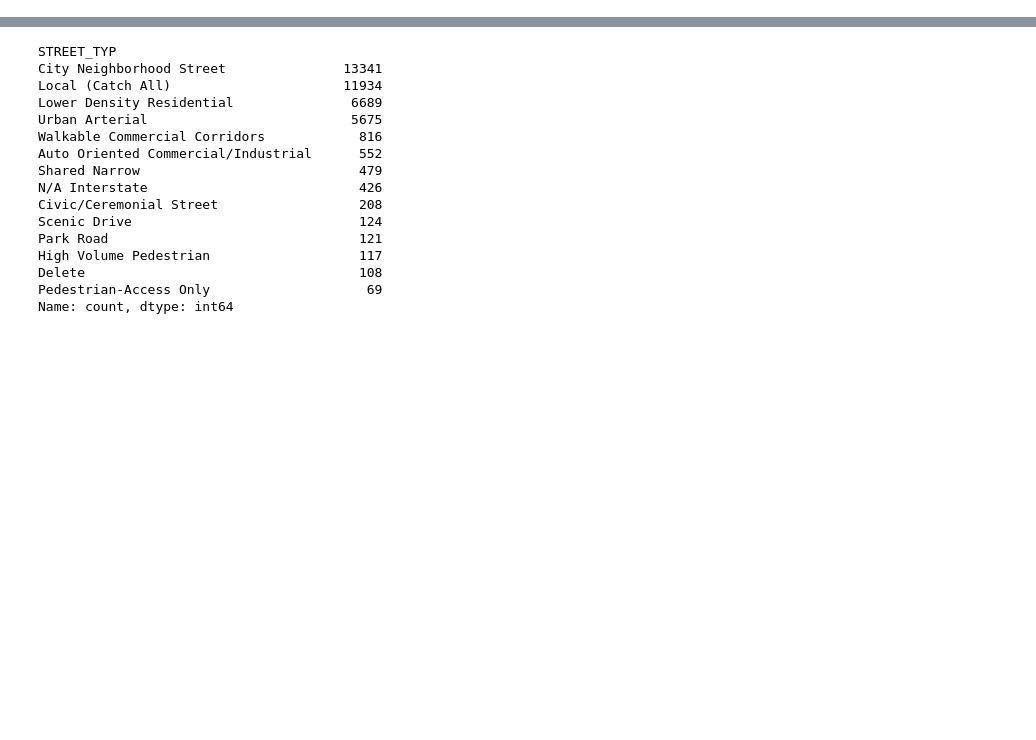
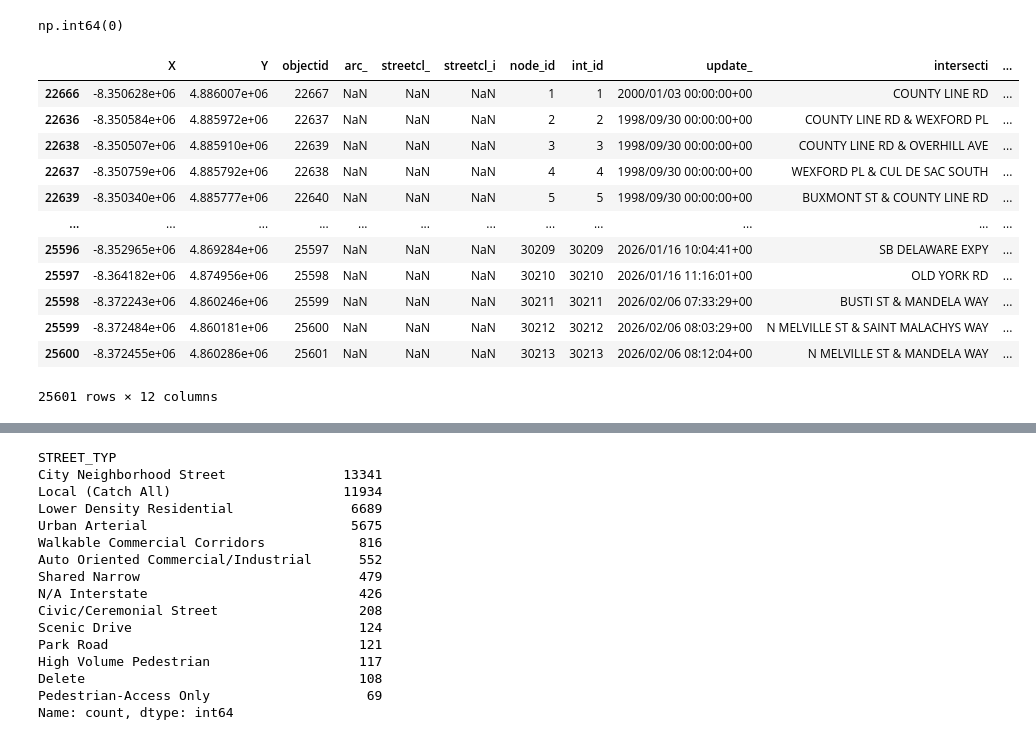
Before and after one commit to kjl346/Parkadelphia-v2, a Jupyter notebook: src/exploring.ipynb, the cells around one changed output, grey strips where cells are left out. Saved outputs shown, nothing was run; the diff lists cells and outputs as text; code cells hidden in the pictures; blank space fills up the shorter version.

```diff
--- a/src/exploring.ipynb
+++ b/src/exploring.ipynb
@@ -58,0 +72,20 @@ complete_streets.head()
+# %%
+testing.X.isna().sum()
+# %% [output]
+np.int64(0)
+# %%
+street_nodes.sort_values('node_id')
+# %% [output]
+|  | X | Y | objectid | arc_ | streetcl_ | streetcl_i | node_id | int_id | update_ | intersecti | ... |
+| 22666 | -8.350628e+06 | 4.886007e+06 | 22667 | NaN | NaN | NaN | 1 | 1 | 2000/01/03 00:00:00+00 | COUNTY LINE RD | ... |
+| 22636 | -8.350584e+06 | 4.885972e+06 | 22637 | NaN | NaN | NaN | 2 | 2 | 1998/09/30 00:00:00+00 | COUNTY LINE RD & WEXFORD PL | ... |
+| 22638 | -8.350507e+06 | 4.885910e+06 | 22639 | NaN | NaN | NaN | 3 | 3 | 1998/09/30 00:00:00+00 | COUNTY LINE RD & OVERHILL AVE | ... |
+| 22637 | -8.350759e+06 | 4.885792e+06 | 22638 | NaN | NaN | NaN | 4 | 4 | 1998/09/30 00:00:00+00 | WEXFORD PL & CUL DE SAC SOUTH | ... |
+| 22639 | -8.350340e+06 | 4.885777e+06 | 22640 | NaN | NaN | NaN | 5 | 5 | 1998/09/30 00:00:00+00 | BUXMONT ST & COUNTY LINE RD | ... |
+| ... | ... | ... | ... | ... | ... | ... | ... | ... | ... | ... | ... |
+| 25596 | -8.352965e+06 | 4.869284e+06 | 25597 | NaN | NaN | NaN | 30209 | 30209 | 2026/01/16 10:04:41+00 | SB DELAWARE EXPY | ... |
+| 25597 | -8.364182e+06 | 4.874956e+06 | 25598 | NaN | NaN | NaN | 30210 | 30210 | 2026/01/16 11:16:01+00 | OLD YORK RD | ... |
+| 25598 | -8.372243e+06 | 4.860246e+06 | 25599 | NaN | NaN | NaN | 30211 | 30211 | 2026/02/06 07:33:29+00 | BUSTI ST & MANDELA WAY | ... |
+| 25599 | -8.372484e+06 | 4.860181e+06 | 25600 | NaN | NaN | NaN | 30212 | 30212 | 2026/02/06 08:03:29+00 | N MELVILLE ST & SAINT MALACHYS WAY | ... |
+| 25600 | -8.372455e+06 | 4.860286e+06 | 25601 | NaN | NaN | NaN | 30213 | 30213 | 2026/02/06 08:12:04+00 | N MELVILLE ST & MANDELA WAY | ... |
+25601 rows × 12 columns
```
Also changed, not shown: parts of 18 cells of this notebook, 2 other files.
